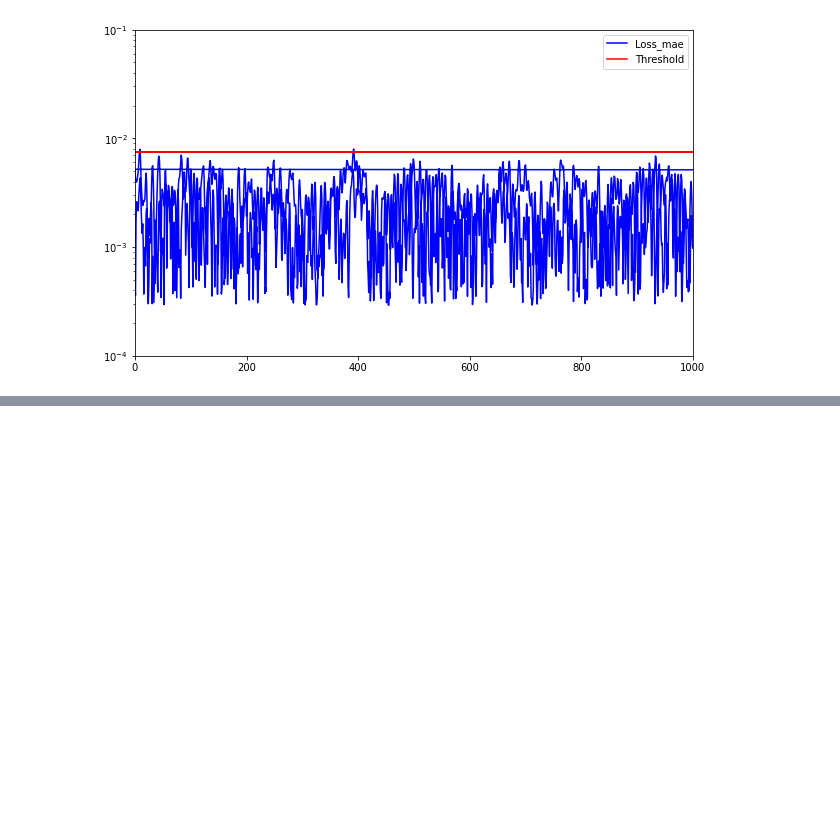
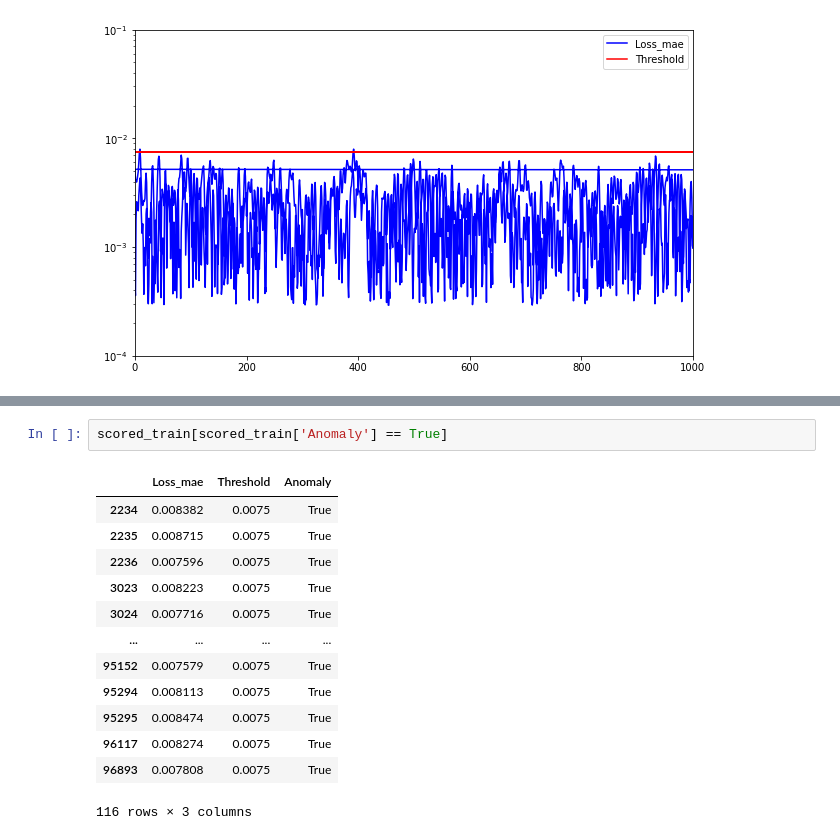
Before and after one commit to lestercardoz11/fault-detection-for-predictive-maintenance-in-industry-4.0, a Jupyter notebook: [2x2]/Autoencoder/Autoencoder (OR - 0.007).ipynb, the cells around one changed output, grey strips where cells are left out. Saved outputs shown, nothing was run; the diff lists cells and outputs as text; blank space fills up the shorter version.

```diff
--- a/[2x2]/Autoencoder/Autoencoder (OR - 0.007).ipynb
+++ b/[2x2]/Autoencoder/Autoencoder (OR - 0.007).ipynb
@@ -172,0 +189,16 @@ scored_train['Loss_mae'].mean()
+# %%
+scored_train[scored_train['Anomaly'] == True]
+# %% [output]
+|  | Loss_mae | Threshold | Anomaly |
+| 2234 | 0.008382 | 0.0075 | True |
+| 2235 | 0.008715 | 0.0075 | True |
+| 2236 | 0.007596 | 0.0075 | True |
+| 3023 | 0.008223 | 0.0075 | True |
+| 3024 | 0.007716 | 0.0075 | True |
+| ... | ... | ... | ... |
+| 95152 | 0.007579 | 0.0075 | True |
+| 95294 | 0.008113 | 0.0075 | True |
+| 95295 | 0.008474 | 0.0075 | True |
+| 96117 | 0.008274 | 0.0075 | True |
+| 96893 | 0.007808 | 0.0075 | True |
+116 rows × 3 columns
```
Also changed, not shown: parts of 4 cells of this notebook, 3 other files.
